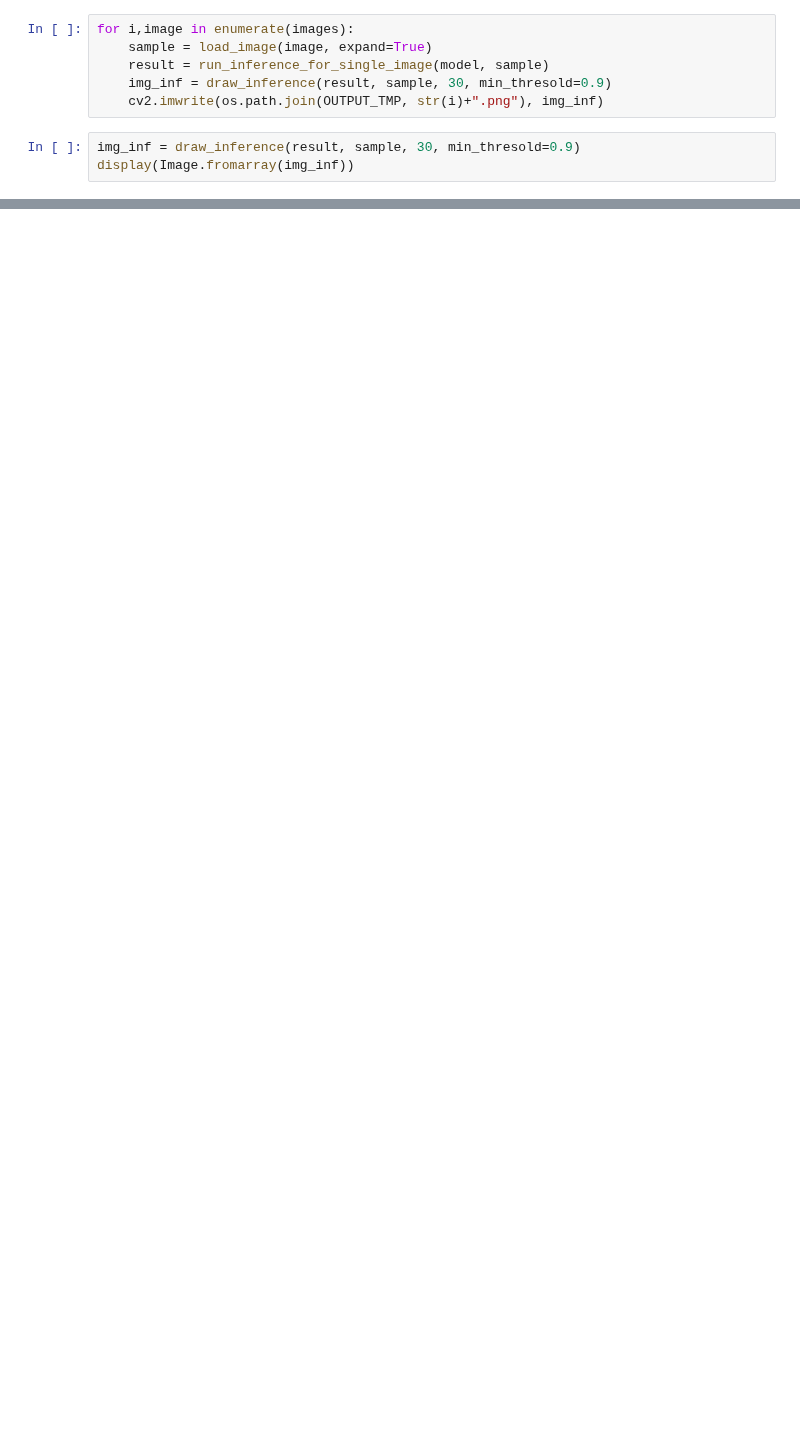
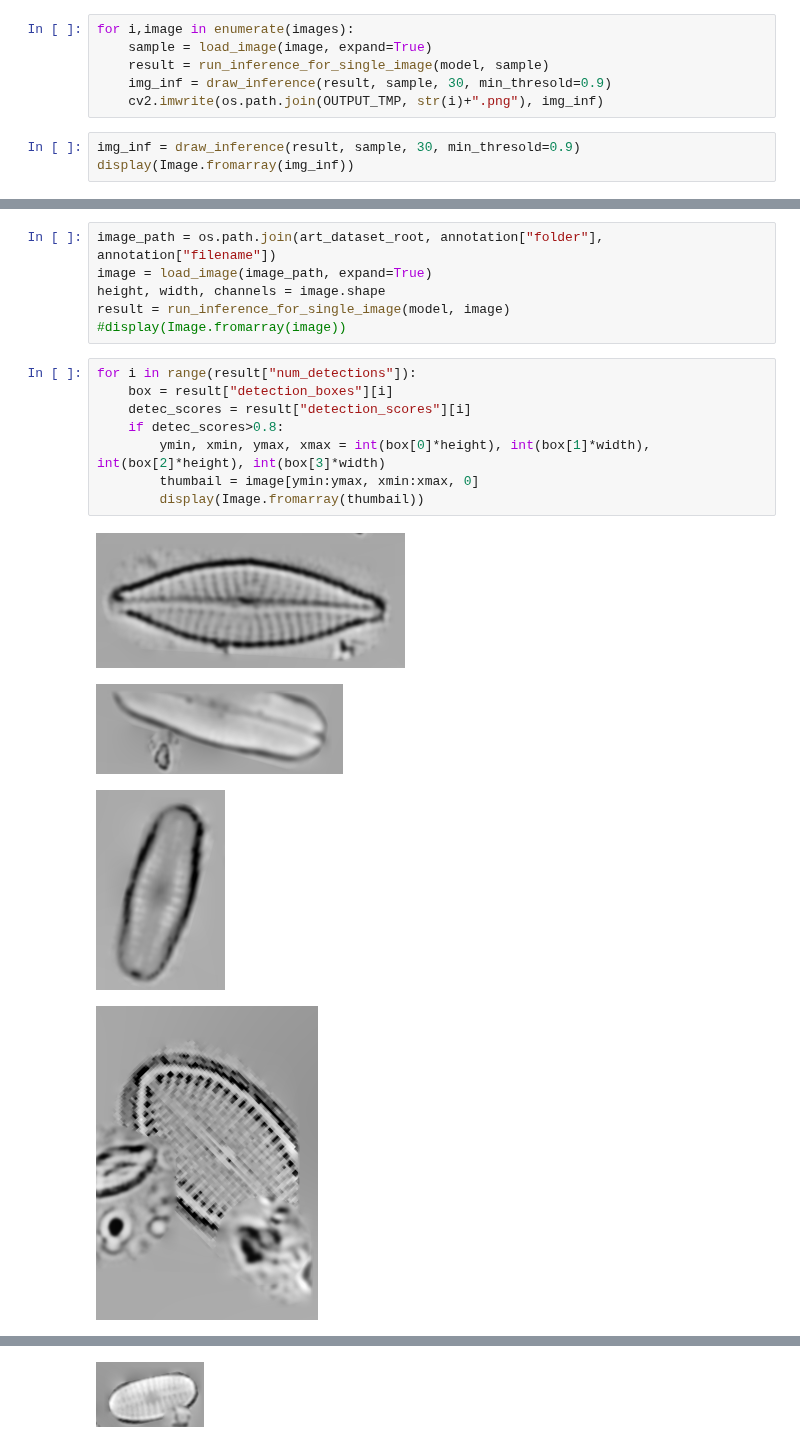
Before and after one commit to xuewengeophysics/Super-Diatom-Classifier, a Jupyter notebook: diatom_classification/full_image_detection/detection.ipynb, the cells around one changed output, grey strips where cells are left out. Cells and saved outputs as stored; diff of their text form; blank space fills up the shorter version.

```diff
--- a/diatom_classification/full_image_detection/detection.ipynb
+++ b/diatom_classification/full_image_detection/detection.ipynb
@@ -74,0 +67,19 @@ AttributeError: 'NoneType' object has no attribute 'text'
+# %%
+image_path = os.path.join(art_dataset_root, annotation["folder"], annotation["filename"])
+image = load_image(image_path, expand=True)
+height, width, channels = image.shape
+result = run_inference_for_single_image(model, image)
+#display(Image.fromarray(image))
+# %%
+for i in range(result["num_detections"]):
+    box = result["detection_boxes"][i]
+    detec_scores = result["detection_scores"][i]
+    if detec_scores>0.8:
+        ymin, xmin, ymax, xmax = int(box[0]*height), int(box[1]*width), int(box[2]*height), int(box[3]*width)
+        thumbail = image[ymin:ymax, xmin:xmax, 0]
+        display(Image.fromarray(thumbail))
+# %% [output]
+[figure, added]
+[figure, added]
+[figure, added]
+[figure, added]
@@ -74,0 +89 @@ AttributeError: 'NoneType' object has no attribute 'text'
+[figure, added]
```
Also changed, not shown: parts of 13 cells of this notebook, 3 other files.
